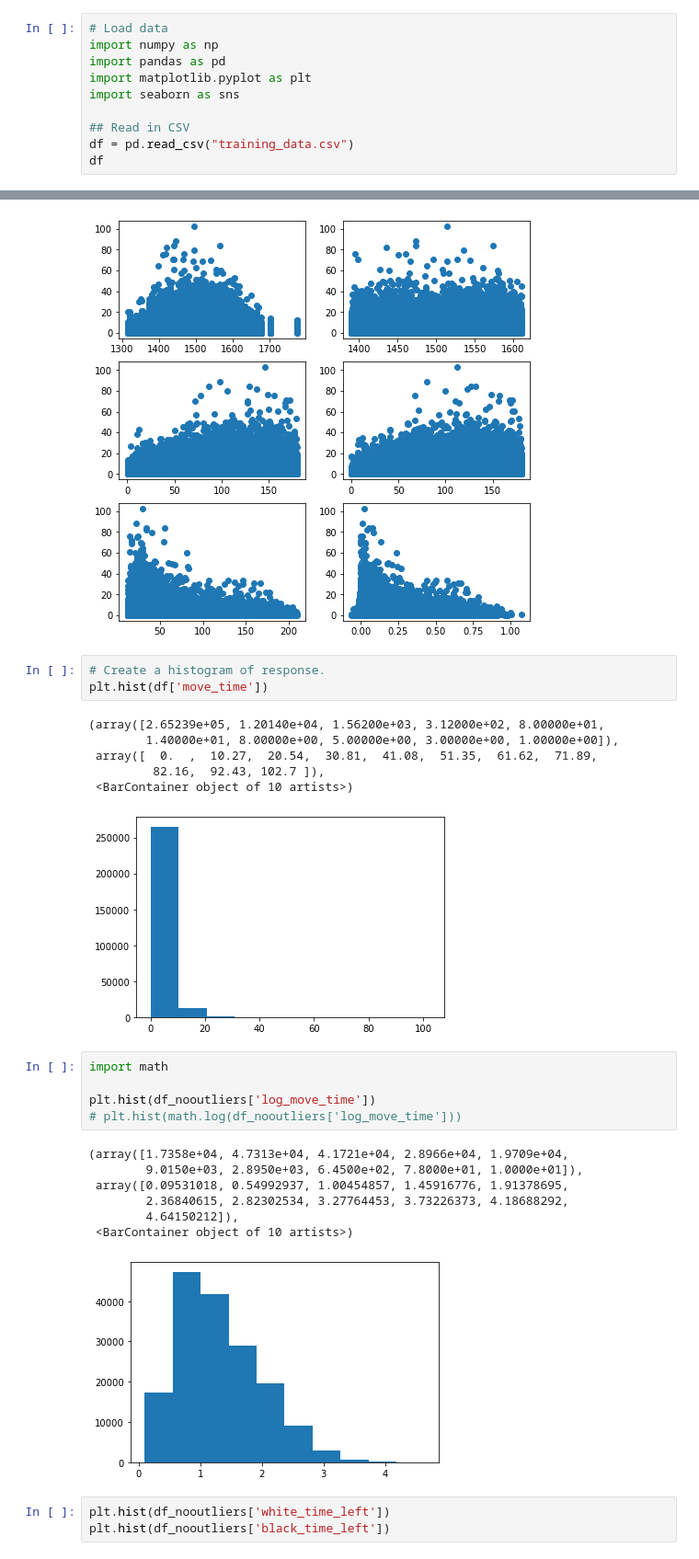
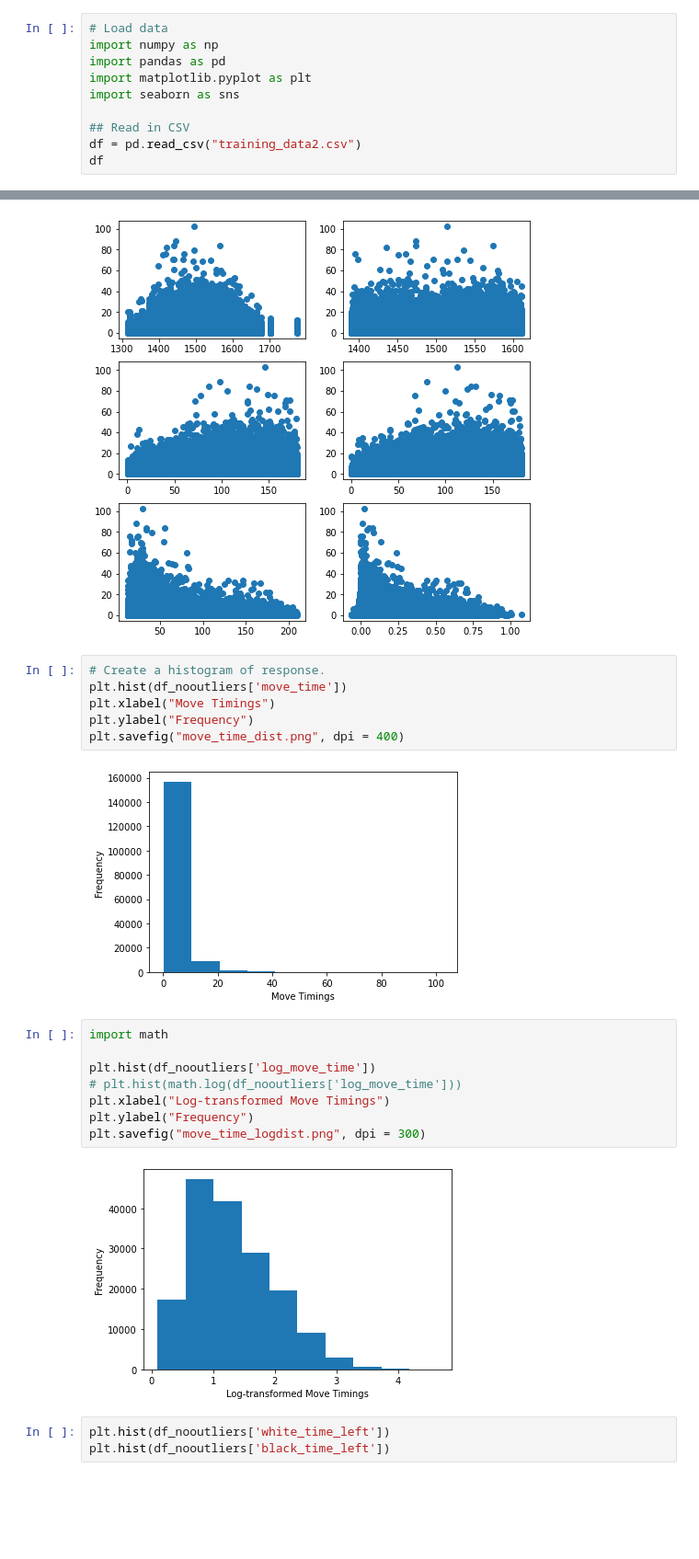
Before and after one commit to nicktalati/chessie, a Jupyter notebook: Time Ridge Model.ipynb, the cells around one changed output, grey strips where cells are left out. Shown: that part at 92% size. Saved outputs shown, nothing was run; the diff lists cells and outputs as text; blank space fills up the shorter version.

Commit message:
plots

```diff
--- a/Time Ridge Model.ipynb
+++ b/Time Ridge Model.ipynb
@@ -6,6 +6,6 @@ import matplotlib.pyplot as plt
 import seaborn as sns
 
 ## Read in CSV
-df = pd.read_csv("training_data.csv")
+df = pd.read_csv("training_data2.csv")
 df
 # %% [output]
@@ -99,27 +100,22 @@ axs[2, 1].scatter(df['blunder_chance'], df['move_time'])
 [figure]
 # %%
 # Create a histogram of response.
-plt.hist(df['move_time'])
+plt.hist(df_nooutliers['move_time'])
+plt.xlabel("Move Timings")
+plt.ylabel("Frequency")
+plt.savefig("move_time_dist.png", dpi = 400)
 # %% [output]
-(array([2.65239e+05, 1.20140e+04, 1.56200e+03, 3.12000e+02, 8.00000e+01,
-        1.40000e+01, 8.00000e+00, 5.00000e+00, 3.00000e+00, 1.00000e+00]),
- array([  0.  ,  10.27,  20.54,  30.81,  41.08,  51.35,  61.62,  71.89,
-         82.16,  92.43, 102.7 ]),
- <BarContainer object of 10 artists>)
-[figure, old version]
+[figure, new version]
 # %%
 import math
 
 plt.hist(df_nooutliers['log_move_time'])
 # plt.hist(math.log(df_nooutliers['log_move_time']))
+plt.xlabel("Log-transformed Move Timings")
+plt.ylabel("Frequency")
+plt.savefig("move_time_logdist.png", dpi = 300)
 # %% [output]
-(array([1.7358e+04, 4.7313e+04, 4.1721e+04, 2.8966e+04, 1.9709e+04,
-        9.0150e+03, 2.8950e+03, 6.4500e+02, 7.8000e+01, 1.0000e+01]),
- array([0.09531018, 0.54992937, 1.00454857, 1.45916776, 1.91378695,
-        2.36840615, 2.82302534, 3.27764453, 3.73226373, 4.18688292,
-        4.64150212]),
- <BarContainer object of 10 artists>)
-[figure, old version]
+[figure, new version]
 # %%
 plt.hist(df_nooutliers['white_time_left'])
 plt.hist(df_nooutliers['black_time_left'])
```
Also changed, not shown: parts of 6 cells of this notebook, 2 other files.
